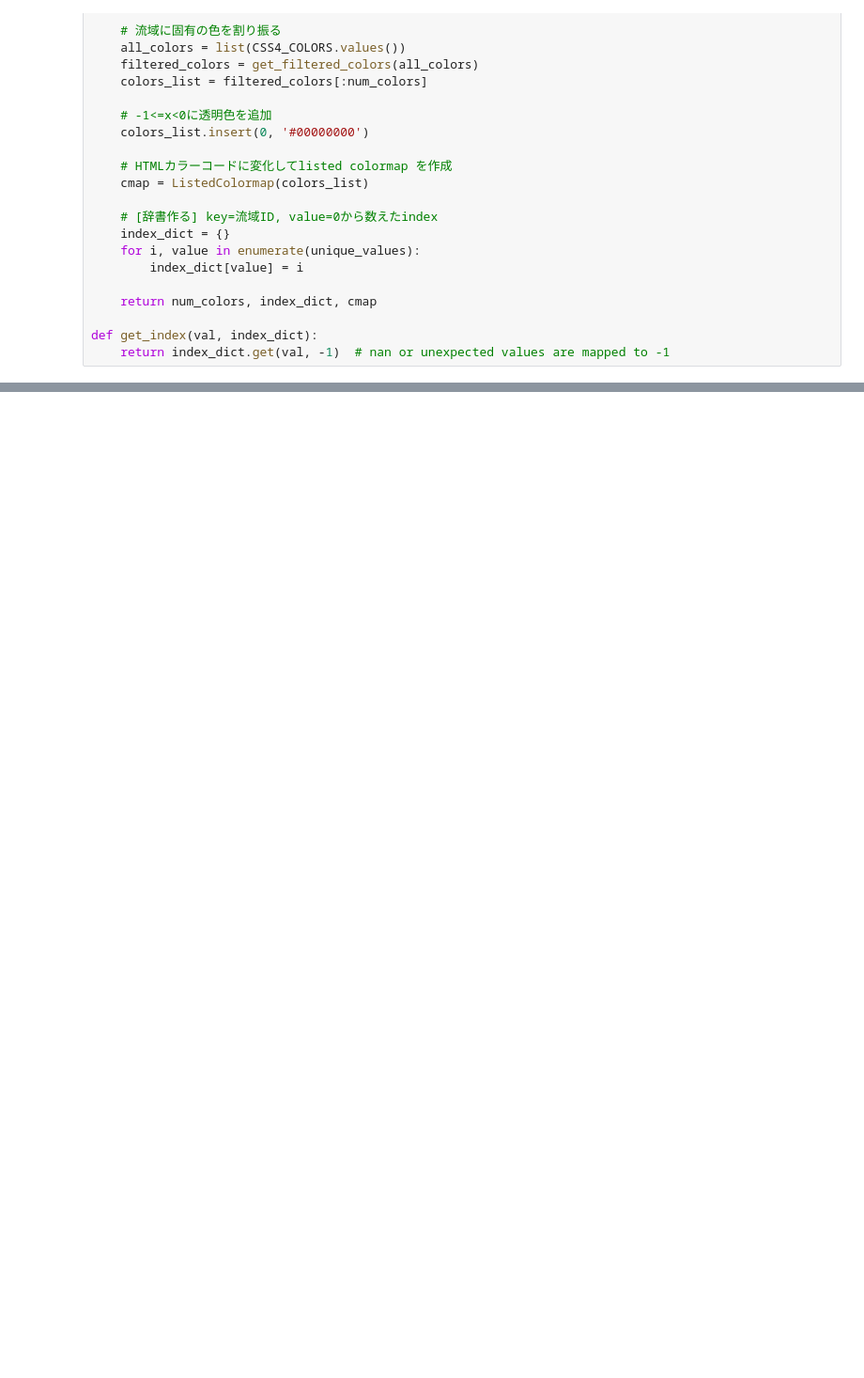
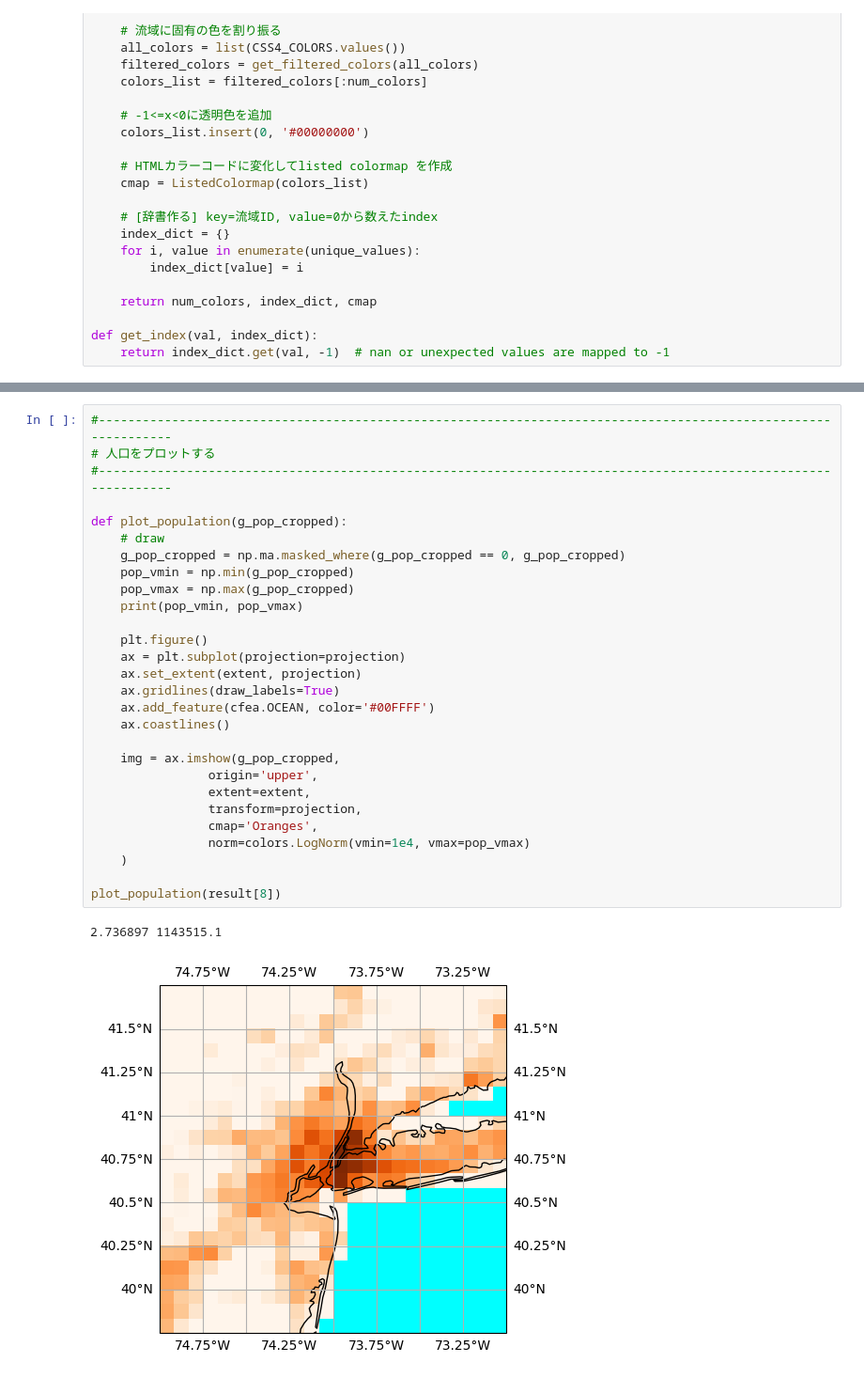
Before and after one commit to HalKiyo/h08_urban, a Jupyter notebook: global_city/pst/josui_gesui.ipynb, the cells around one changed output, grey strips where cells are left out. Shown at 94% size. Cells and saved outputs as stored; diff of their text form; blank space fills up the shorter version.

```diff
--- a/global_city/pst/josui_gesui.ipynb
+++ b/global_city/pst/josui_gesui.ipynb
@@ -683,0 +714,31 @@ plot_citymask(result[6], result[7], result[5])
+# %%
+#---------------------------------------------------------------------------------------------------------------
+# 人口をプロットする
+#---------------------------------------------------------------------------------------------------------------
+
+def plot_population(g_pop_cropped):
+    # draw
+    g_pop_cropped = np.ma.masked_where(g_pop_cropped == 0, g_pop_cropped)
+    pop_vmin = np.min(g_pop_cropped)
+    pop_vmax = np.max(g_pop_cropped)
+    print(pop_vmin, pop_vmax)
+
+    plt.figure()
+    ax = plt.subplot(projection=projection)
+    ax.set_extent(extent, projection)
+    ax.gridlines(draw_labels=True)
+    ax.add_feature(cfea.OCEAN, color='#00FFFF')
+    ax.coastlines()
+
+    img = ax.imshow(g_pop_cropped,
+                origin='upper',
+                extent=extent,
+                transform=projection,
+                cmap='Oranges',
+                norm=colors.LogNorm(vmin=1e4, vmax=pop_vmax)
+    )
+
+plot_population(result[8])
+# %% [output]
+2.736897 1143515.1
+[figure, added]
```
Also changed, not shown: parts of 9 cells of this notebook.
